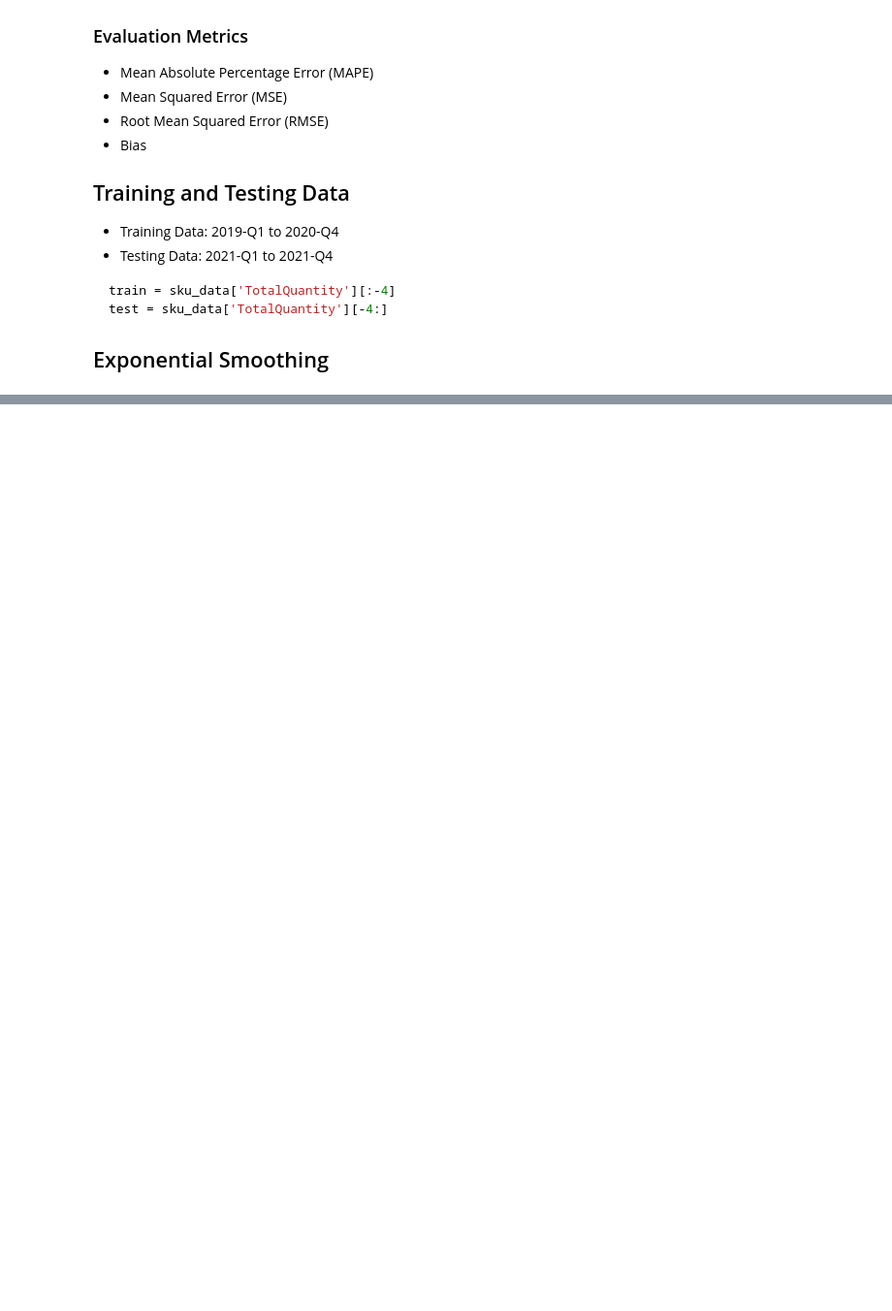
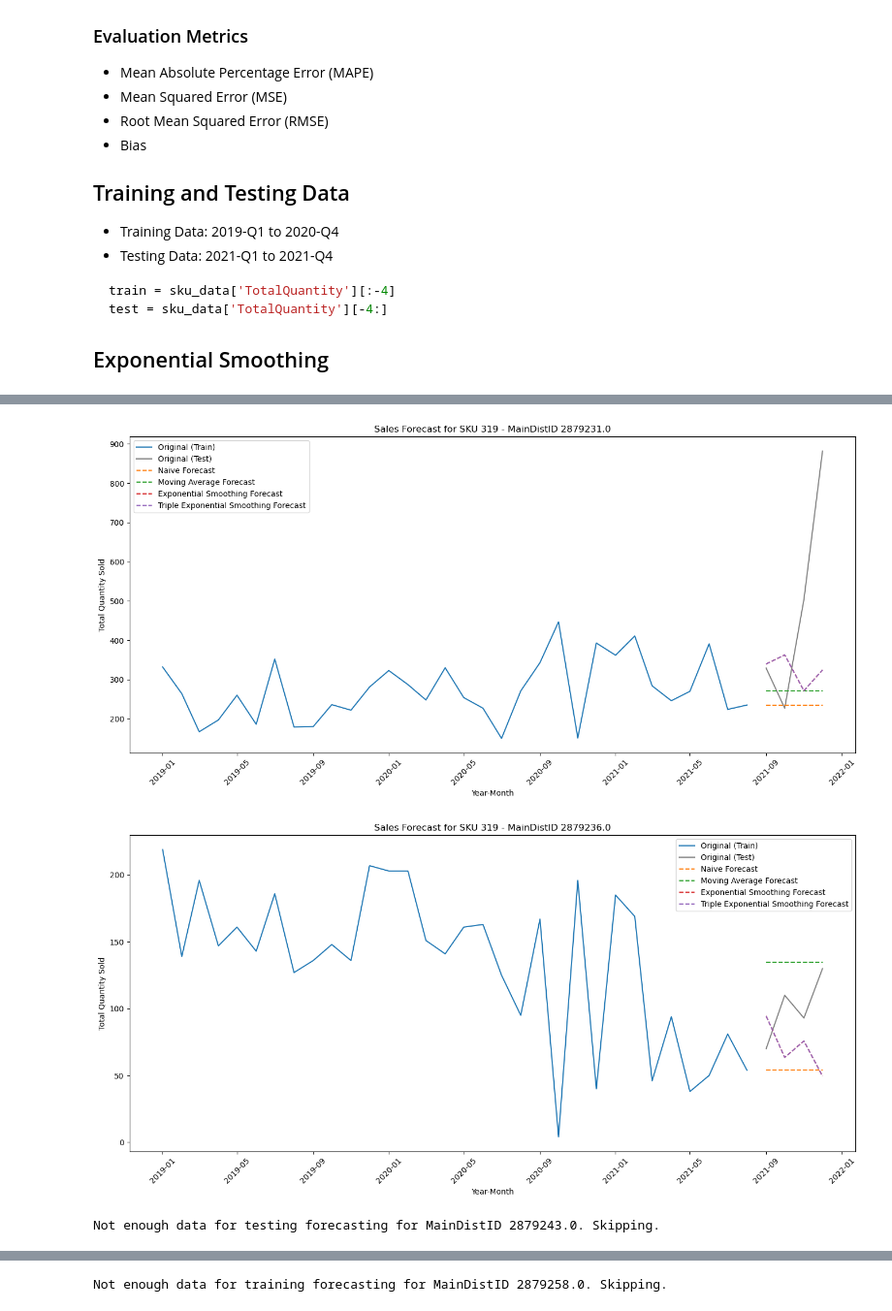
Before and after one commit to senaoz/MIS-492, a Jupyter notebook: models_dist.ipynb, the cells around one changed output, grey strips where cells are left out. Shown at 97% size. Cells and saved outputs as stored; diff of their text form; code cells hidden in the pictures; blank space fills up the shorter version.

```diff
--- a/models_dist.ipynb
+++ b/models_dist.ipynb
@@ -386,0 +439,78 @@ metrics_df
+# %%
+
+def plot_forecasts_and_calculate_metrics_monthly(sku_id):
+    df = main_dist_data_monthly[main_dist_data_monthly['SkuID'] == sku_id]
+    df['Date'] = df.apply(lambda row: f"{row['Year']}-{row['Month']}", axis=1)
+    df['Date'] = pd.PeriodIndex(df['Date'], freq='M').to_timestamp()
+    df.set_index('Date', inplace=True)
+    df = df.drop(columns=['Year', 'Month'])
+
+    # Ensure the series is of numeric type
+    df = df.astype(float)
+
+    metrics = {}
+
+    for main_dist_id in df['MainDistID'].unique():
+        main_dist_data = df[df['MainDistID'] == main_dist_id]['TotalQuantity']
+        train = main_dist_data[:-4]
+        test = main_dist_data[-4:]
+
+        # Check if the data is not enough
+        if len(test) < 4:
+            print(f"Not enough data for testing forecasting for MainDistID {main_dist_id}. Skipping.")
+            continue
+
+        if len(train) < 8:
+            print(f"Not enough data for training forecasting for MainDistID {main_dist_id}. Skipping.")
+            continue
+
+        # Forecasting methods
+        naive_forecast = NaiveForecast(train, forecast_periods=4)
+        moving_avg_forecast = MovingAverageForecast(train, forecast_periods=4)
+        ses_forecast = ExponentialSmoothingForecast(train, forecast_periods=4)
+        tes_forecast = TripleExponentialSmoothingForecast(train, forecast_periods=4)
+
+        # Calculate metrics
+        naive_mape, naive_mse, naive_rmse, naive_bias = calculate_metrics(test, naive_forecast)
+        moving_avg_mape, moving_avg_mse, moving_avg_rmse, moving_avg_bias = calculate_metrics(test, moving_avg_forecast)
+        ses_mape, ses_mse, ses_rmse, ses_bias = calculate_metrics(test, ses_forecast)
+        tes_mape, tes_mse, tes_rmse, tes_bias = calculate_metrics(test, tes_forecast)
+
+        metrics[main_dist_id] = {
+            'Naive': {'MAPE': naive_mape, 'MSE': naive_mse, 'RMSE': naive_rmse, 'Bias': naive_bias},
+            'Moving Average': {'MAPE': moving_avg_mape, 'MSE ': moving_avg_mse, 'RMSE': moving_avg_rmse, 'Bias': moving_avg_bias},
+            'Exponential Smoothing': {'MAPE': ses_mape, 'MSE': ses_mse, 'RMSE': ses_rmse, 'Bias': ses_bias},
+            'Triple Exponential Smoothing': {'MAPE': tes_mape, 'MSE': tes_mse, 'RMSE': tes_rmse, 'Bias': tes_bias}
+        }
+
+        # Plotting
+        plt.figure(figsize=(14, 7))
+        plt.plot(train.index, train, label='Original (Train)')
+        plt.plot(test.index, test, label='Original (Test)', color='gray')
+        plt.plot(test.index, naive_forecast, label='Naive Forecast', linestyle='--')
+        plt.plot(test.index, moving_avg_forecast, label='Moving Average Forecast', linestyle='--')
+        plt.plot(test.index, ses_forecast, label='Exponential Smoothing Forecast', linestyle='--')
+        plt.plot(test.index, tes_forecast, label='Triple Exponential Smoothing Forecast', linestyle='--')
+
+        plt.title(f'Sales Forecast for SKU {sku_id} - MainDistID {main_dist_id}')
+        plt.xlabel('Year-Month')
+        plt.ylabel('Total Quantity Sold')
+        plt.legend()
+        plt.xticks(rotation=45)
+        plt.tight_layout()
+        plt.show()
+
+    metrics_df = pd.DataFrame.from_dict({(i,j): metrics[i][j]
+                                for i in metrics.keys()
+                                for j in metrics[i].keys()},
+                                orient='index')
+    metrics_df.index = metrics_df.index.rename(['MainDistID', 'Method'])
+    metrics_df.index = metrics_df.index.set_levels(metrics_df.index.levels[0].astype(int), level=0)
+
+    return metrics_df
+
+metrics_df_monthly = plot_forecasts_and_calculate_metrics_monthly('319')
+# %% [output]
+[figure, added]
+[figure, added]
+Not enough data for testing forecasting for MainDistID 2879243.0. Skipping.
@@ -386,0 +529 @@ metrics_df
+Not enough data for training forecasting for MainDistID 2879258.0. Skipping.
```
Also changed, not shown: parts of 10 cells of this notebook.
